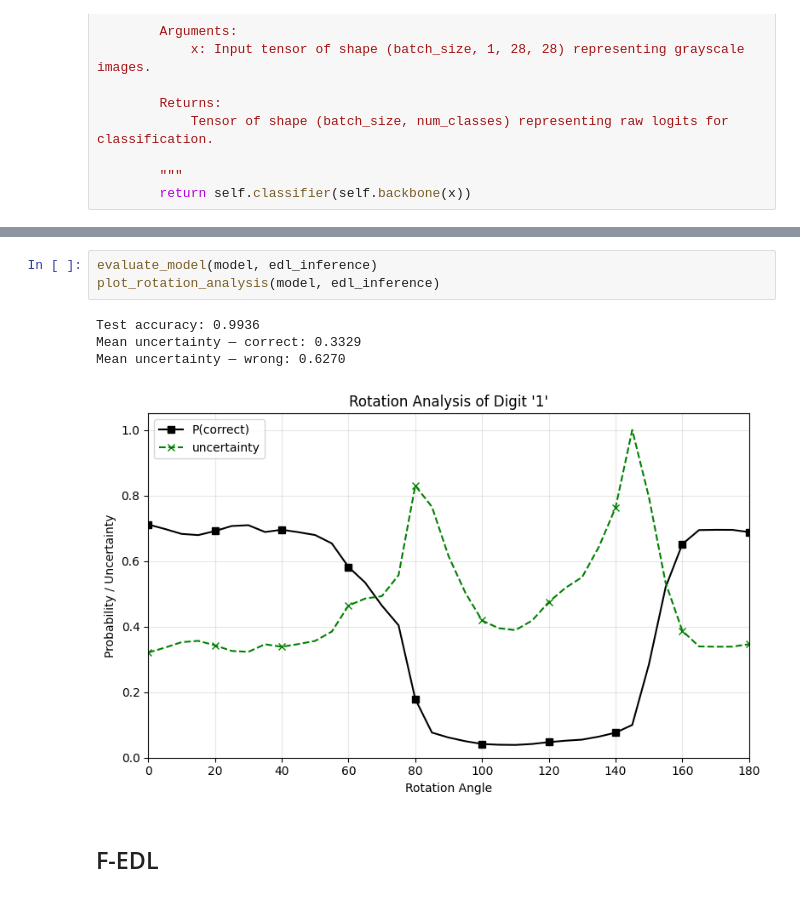
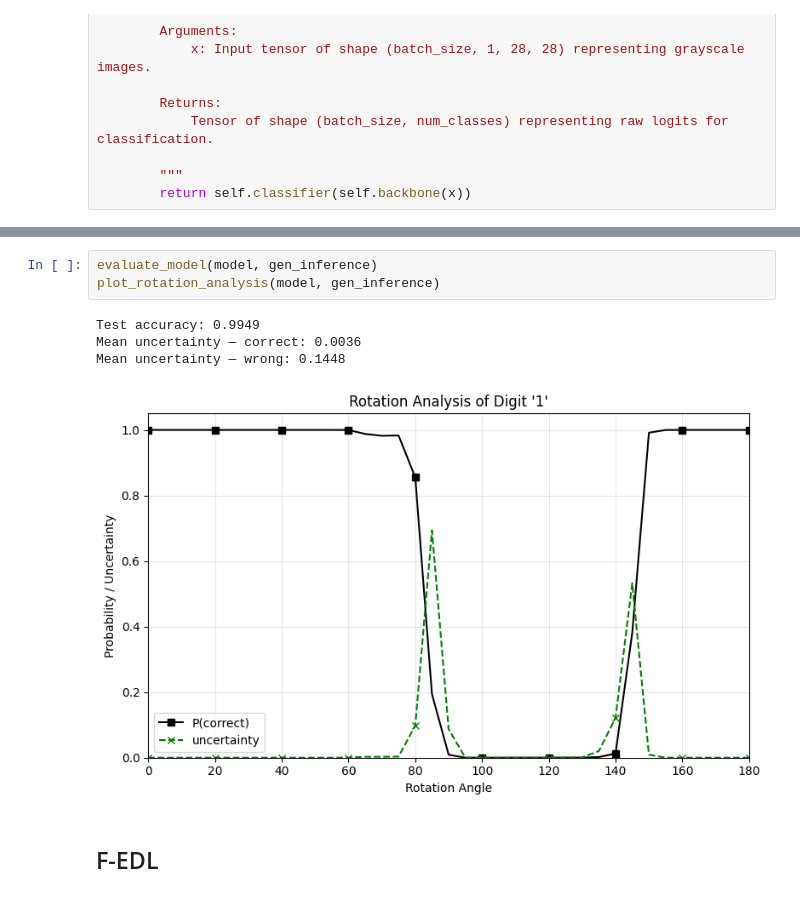
Before and after one commit to LucaCtt/edl-losses, a Jupyter notebook: examples.ipynb, the cells around one changed output, grey strips where cells are left out. Saved outputs shown, nothing was run; the diff lists cells and outputs as text.

Commit message:
feat: Add gen_inference
Co-authored-by: Copilot <copilot@github.com>

```diff
--- a/examples.ipynb
+++ b/examples.ipynb
@@ -329,12 +331,12 @@ Epoch 29/30 loss=0.0001
 Epoch 30/30 loss=0.0001
 # %%
-evaluate_model(model, edl_inference)
-plot_rotation_analysis(model, edl_inference)
+evaluate_model(model, gen_inference)
+plot_rotation_analysis(model, gen_inference)
 # %% [output]
-Test accuracy: 0.9936
-Mean uncertainty — correct: 0.3329
-Mean uncertainty — wrong: 0.6270
+Test accuracy: 0.9949
+Mean uncertainty — correct: 0.0036
+Mean uncertainty — wrong: 0.1448
-[figure, old version]
+[figure, new version]
 # %% [markdown]
 ## F-EDL
 # %%
```
Also changed, not shown: parts of 6 cells of this notebook, 3 other files.
